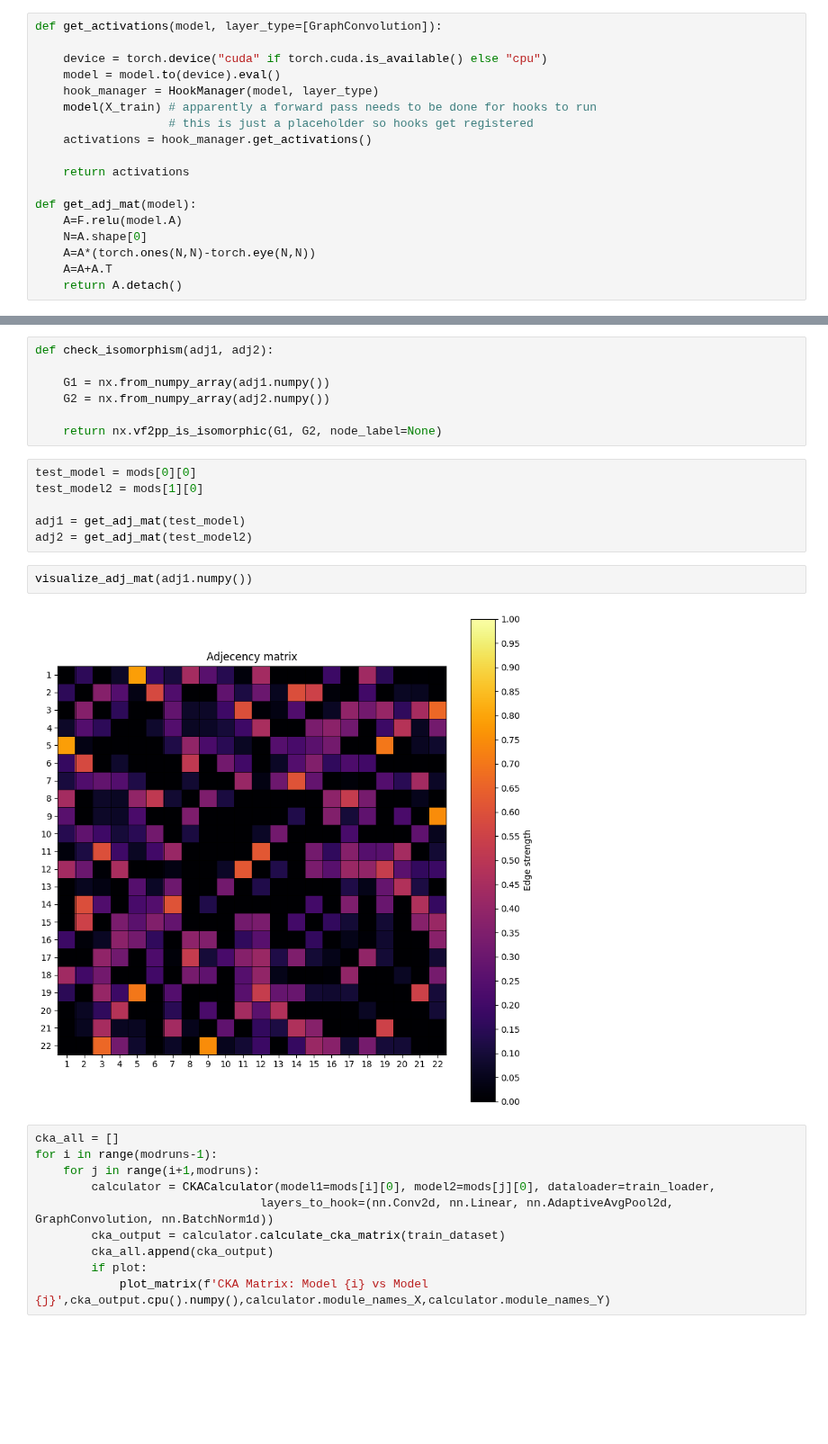
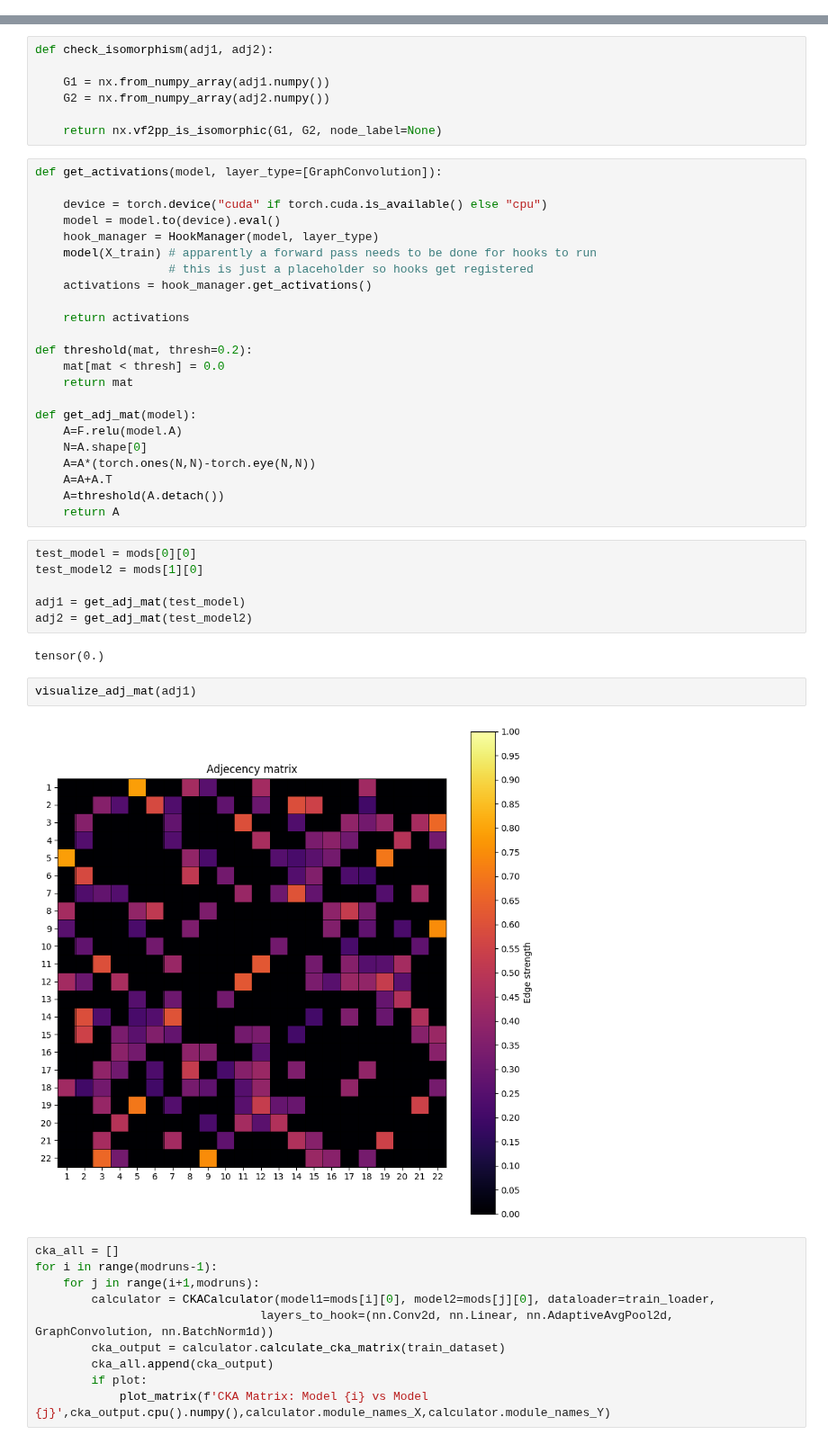
Before and after one commit to AlbinoLoaf/brAIncells, a Jupyter notebook: model_environment.ipynb, the cells around one changed output, grey strips where cells are left out. Shown at 90% size. Drawn from its saved outputs; the diff is of its cells as text; blank space fills up the shorter version.

```diff
--- a/model_environment.ipynb
+++ b/model_environment.ipynb
@@ -211,24 +211,6 @@ def visualize_adj_mat(adj_mat):
     num_nodes = adj_mat.shape[0]
     node_labels = np.arange(1, num_nodes + 1)
     plot_matrix("Adjecency matrix",adj_mat,node_labels,node_labels,cbarlabel="Edge strength",cellvalues=False)
-# %%
-def get_activations(model, layer_type=[GraphConvolution]):
-
-    device = torch.device("cuda" if torch.cuda.is_available() else "cpu")
-    model = model.to(device).eval()
-    hook_manager = HookManager(model, layer_type)
-    model(X_train) # apparently a forward pass needs to be done for hooks to run
-                   # this is just a placeholder so hooks get registered
-    activations = hook_manager.get_activations()
-
-    return activations
-
-def get_adj_mat(model):
-    A=F.relu(model.A)
-    N=A.shape[0]
-    A=A*(torch.ones(N,N)-torch.eye(N,N))
-    A=A+A.T
-    return A.detach()
 # %%
 def get_graph_edit_dist(adj1, adj2):
 
@@ -245,16 +227,41 @@ def check_isomorphism(adj1, adj2):
     G2 = nx.from_numpy_array(adj2.numpy())
 
     return nx.vf2pp_is_isomorphic(G1, G2, node_label=None)
+# %%
+def get_activations(model, layer_type=[GraphConvolution]):
+
+    device = torch.device("cuda" if torch.cuda.is_available() else "cpu")
+    model = model.to(device).eval()
+    hook_manager = HookManager(model, layer_type)
+    model(X_train) # apparently a forward pass needs to be done for hooks to run
+                   # this is just a placeholder so hooks get registered
+    activations = hook_manager.get_activations()
+
+    return activations
+
+def threshold(mat, thresh=0.2):
+    mat[mat < thresh] = 0.0
+    return mat
+
+def get_adj_mat(model):
+    A=F.relu(model.A)
+    N=A.shape[0]
+    A=A*(torch.ones(N,N)-torch.eye(N,N))
+    A=A+A.T
+    A=threshold(A.detach())
+    return A
 # %%
 test_model = mods[0][0]
 test_model2 = mods[1][0]
 
 adj1 = get_adj_mat(test_model)
 adj2 = get_adj_mat(test_model2)
+# %% [output]
+tensor(0.)
 # %%
-visualize_adj_mat(adj1.numpy())
+visualize_adj_mat(adj1)
 # %% [output]
-[figure, old version]
+[figure, new version]
 # %%
 cka_all = []
 for i in range(modruns-1):
```
